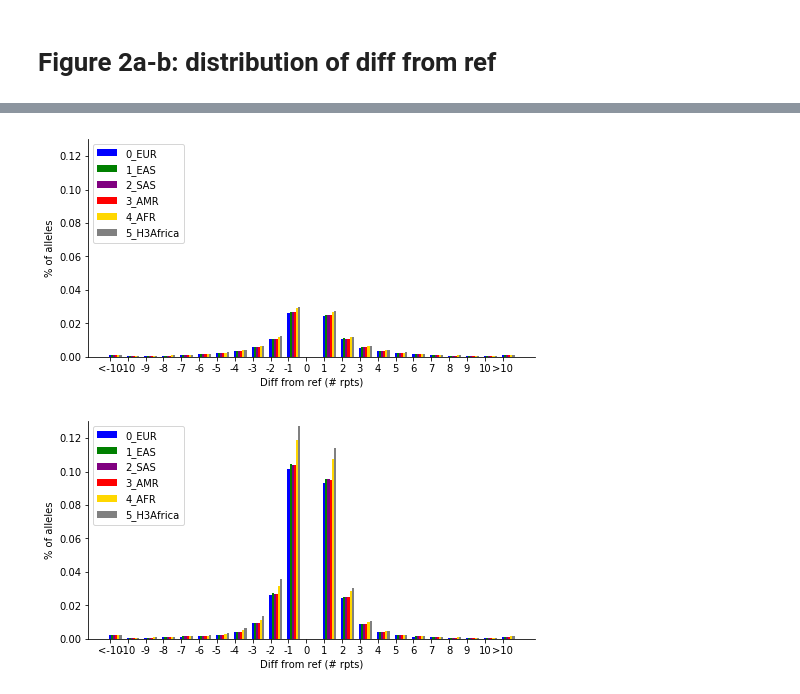
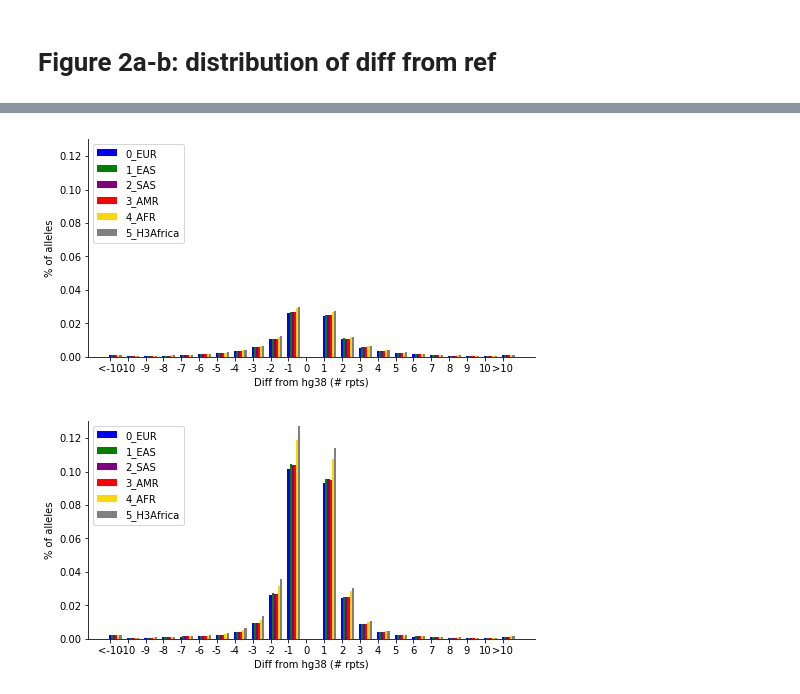
Before and after one commit to gymreklab/1000Genomes-TR-Analysis, a Jupyter notebook: figure-notebooks-round2/Figure2-SizeDistributions.ipynb, the cells around one changed output, grey strips where cells are left out. Drawn from its saved outputs; the diff is of its cells as text; code cells hidden in the pictures.

Commit message:
updating figure 2 panels

```diff
--- a/figure-notebooks-round2/Figure2-SizeDistributions.ipynb
+++ b/figure-notebooks-round2/Figure2-SizeDistributions.ipynb
@@ -68,33 +58,33 @@ for vtype in ["other","hom"]:
     byspop = data[data["type"]==vtype].copy()
     byspop.index = byspop["spop"]
     byspop = byspop.drop(["spop","type"], 1)
     byspop = byspop.div(byspop.sum(axis=1), axis=0)
     byspop[0] = np.nan
 
     fig = plt.figure()
     fig.set_size_inches((8, 4))
     ax = fig.add_subplot(111)
     i = 0
     for spop in sorted(list(byspop.index)):
         vals = byspop.loc[spop]
         color = GetSuperpopColors(spop)
         ax.bar([item+w*i for item in sizecols], vals, color=color, label=spop, width=w)
         i += 1
     ax.legend(loc="upper left")
     ax.set_xticks(sizecols)
     ax.set_xticklabels(["<-10"]+list(range(-10, 11)) + [">10"])
     ax.set_xlabel("Diff from hg38 (# rpts)")
     ax.set_ylabel("% of alleles")
     ax.set_ylim(bottom=0, top=0.13)
     ax.spines['right'].set_visible(False)
     ax.spines['top'].set_visible(False)
     ax.yaxis.set_ticks_position('left')
     ax.xaxis.set_ticks_position('bottom')
     if vtype == "other":
         figname = "Figure2a-DiffFromRef-Nonhomopolymer.pdf"
     else:
-        figname = "Figure2a-DiffFromRef-Homopolymer.pdf"
+        figname = "Figure2b-DiffFromRef-Homopolymer.pdf"
     fig.savefig(os.path.join(PLOTDIR, figname))
 # %% [output]
-[figure, old version]
+[figure, new version]
-[figure, old version]
+[figure, new version]
```
Also changed, not shown: parts of 7 cells of this notebook.
